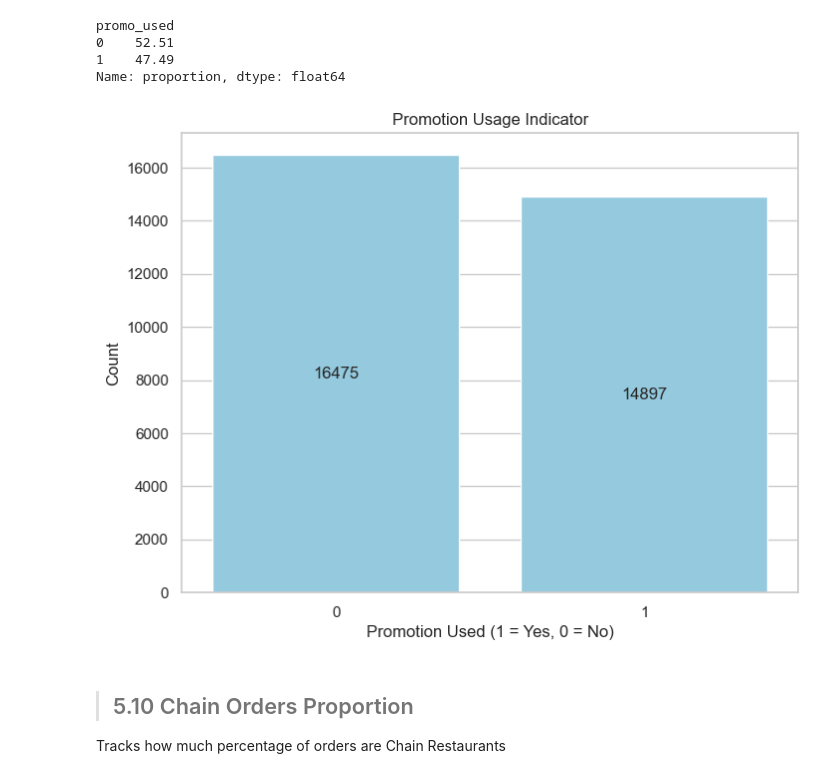
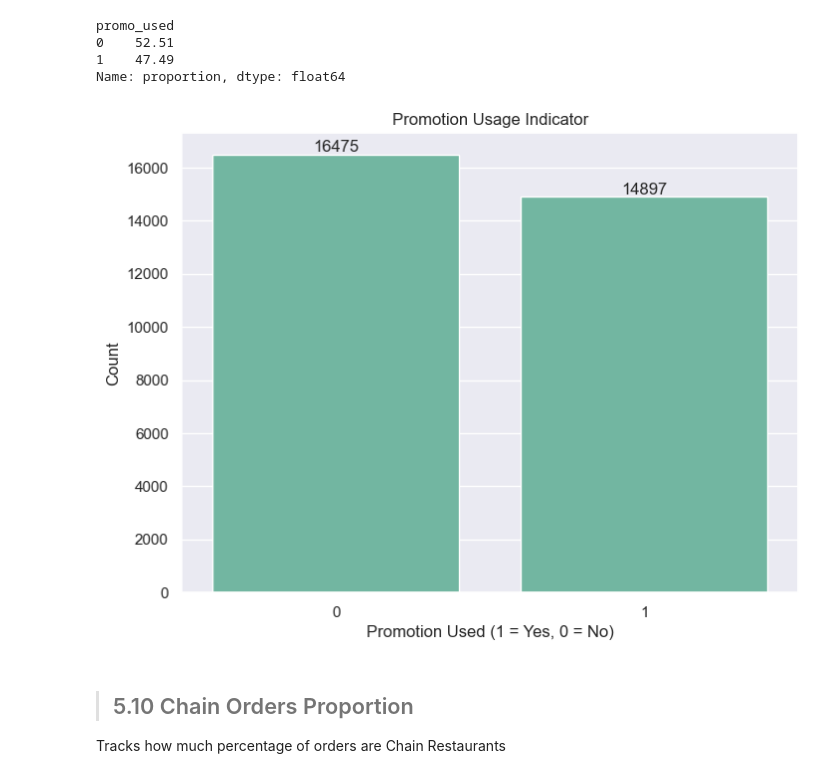
Before and after one commit to SvenGoerdes/CustomerSegmentationDataMining, a Jupyter notebook: deliverables/EDA.ipynb, the cells around one changed output. Drawn from its saved outputs; the diff is of its cells as text; code cells hidden in the pictures.

Commit message:
New feature city and switched plot style

```diff
--- a/deliverables/EDA.ipynb
+++ b/deliverables/EDA.ipynb
@@ -1694,9 +1731,11 @@ Baby_Boomers          0.36
 Silent_Generation     0.04
 Name: proportion, dtype: float64
 # %%
+sns.set_palette(color_palette)
+
 # Count plot for 'generation' with total counts displayed
 plt.figure(figsize=(8, 6))
-ax = sns.countplot(x='generation', data=df_new_features, color="skyblue", order=labels)
+ax = sns.countplot(x='generation', data=df_new_features, order=labels)
 plt.title("Count of Generations")
 plt.xlabel("Generation")
 plt.ylabel("Count")
@@ -1728,12 +1767,11 @@ min          0.00
 max       1418.33
 Name: total_cui_spending, dtype: float64
 # %%
-# Set consistent style and color
-sns.set_theme(style="whitegrid")
+
 
 # Histogram for 'Total_cui_spending'
 plt.figure(figsize=(8, 6))
-sns.histplot(df_new_features['total_cui_spending'], kde=True, color="skyblue")
+sns.histplot(df_new_features['total_cui_spending'], kde=True)
 plt.xlim(left = 0, right= 400)
 plt.title("Distribution of Total CUI Spending")
 plt.xlabel("Total CUI Spending")
@@ -1742,7 +1780,7 @@ plt.show()
 
 # Horizontal box plot for 'Total_cui_spending'
 plt.figure(figsize=(8, 6))
-sns.boxplot(x=df_new_features['total_cui_spending'], color="skyblue")
+sns.boxplot(x=df_new_features['total_cui_spending'])
 plt.title("Box Plot of Total CUI Spending")
 plt.xlabel("Total CUI Spending")
 plt.show()
@@ -1818,24 +1856,31 @@ df_new_features[["weekend_orders", "weekday_orders"]].describe().round(2)
 | 75% | 2.00 | 4.00 |
 | max | 35.00 | 67.00 |
 # %%
-# Set consistent style and color
-sns.set_theme(style="whitegrid")
-
-# Count plot for 'weekend_orders'
+# Count plot for 'weekend_orders' with total counts displayed above each bar
 plt.figure(figsize=(8, 6))
-sns.countplot(x='weekend_orders', data=df_new_features, color="skyblue")
+ax = sns.countplot(x='weekend_orders', data=df_new_features)
 plt.title("Count of Weekend Orders")
 plt.xlabel("Number of Weekend Orders")
-plt.xlim(left = 0, right= 10)
 plt.ylabel("Count")
+plt.xlim(left=-1, right=25)
+
+# Add total count labels above each bar
+for container in ax.containers:
+    ax.bar_label(container, label_type='edge')
+
 plt.show()
 
-# Count plot for 'weekday_orders'
+# Count plot for 'weekday_orders' with total counts displayed above each bar
 plt.figure(figsize=(8, 6))
-sns.countplot(x='weekday_orders', data=df_new_features, color="skyblue")
+ax = sns.countplot(x='weekday_orders', data=df_new_features)
 plt.title("Count of Weekday Orders")
 plt.xlabel("Number of Weekday Orders")
-plt.xlim(left = 0, right= 25)
 plt.ylabel("Count")
+plt.xlim(left=-1, right=25)
+
+# Add total count labels above each bar
+for container in ax.containers:
+    ax.bar_label(container, label_type='edge')
+
 plt.show()
 # %% [output]
@@ -2149,19 +2247,20 @@ promo_used
 Name: proportion, dtype: float64
 # %%
 # Bar chart for 'promo_used' with total counts displayed inside the bars
+
 plt.figure(figsize=(8, 6))
-ax = sns.countplot(x='promo_used', data=df_new_features, color="skyblue")
+ax = sns.countplot(x='promo_used', data=df_new_features)
 plt.title("Promotion Usage Indicator")
 plt.xlabel("Promotion Used (1 = Yes, 0 = No)")
 plt.ylabel("Count")
 
 # Add total count labels inside the bars
 for container in ax.containers:
-    ax.bar_label(container, label_type='center')
+    ax.bar_label(container, label_type='edge')
 
 plt.show()
 # %% [output]
-[figure, old version]
+[figure, new version]
 # %% [markdown]
 
 > ## 5.10 Chain Orders Proportion <a class="anchor" id="Chain_Percentage_Chain_Customer"></a>
```
Also changed, not shown: parts of 14 cells of this notebook.
